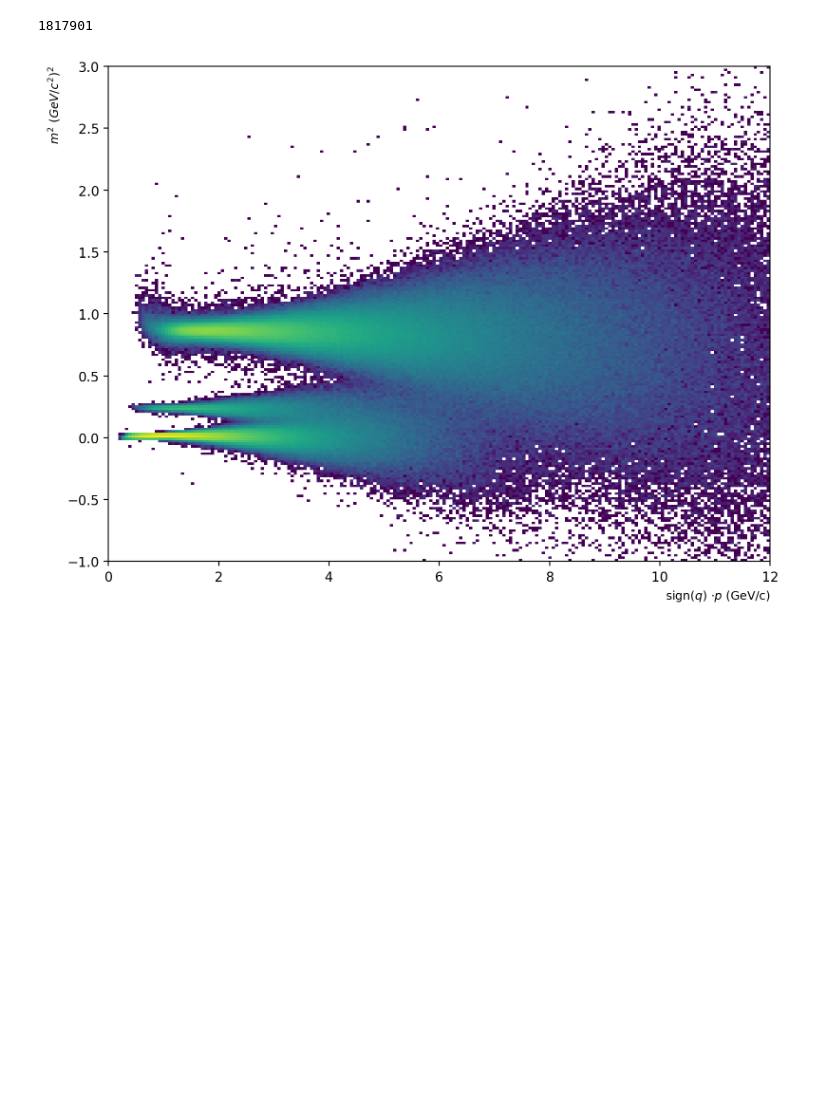
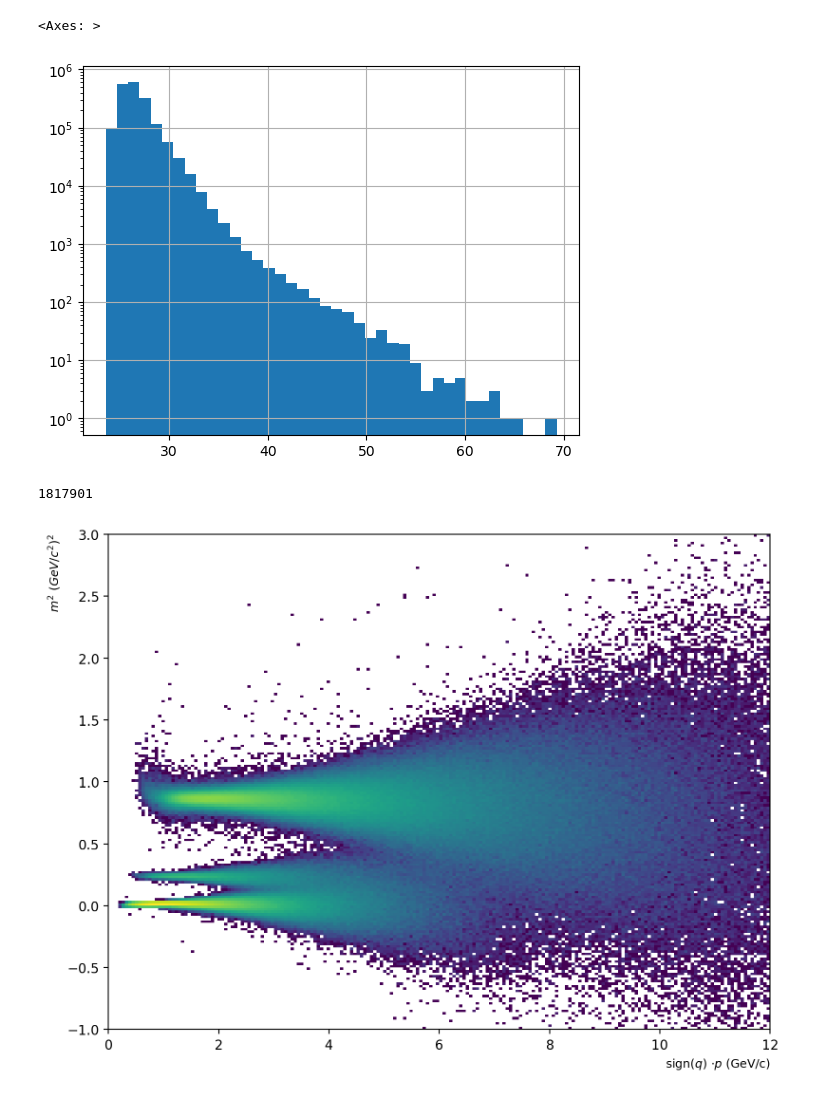
Before and after one commit to ficnawode/pid-ml-lssn, a Jupyter notebook: data_explo.ipynb, the cells around one changed output. Drawn from its saved outputs; the diff is of its cells as text; code cells hidden in the pictures; blank space fills up the shorter version.

```diff
--- a/data_explo.ipynb
+++ b/data_explo.ipynb
@@ -11,3 +21,8 @@ df = pd.read_csv('particle_data.csv')
+# %%
+df['t'].hist(log=True, bins=40)
+# %% [output]
+<Axes: >
+[figure, added]
 # %%
 
 
```
Also changed, not shown: parts of 3 cells of this notebook, 3 other files.
